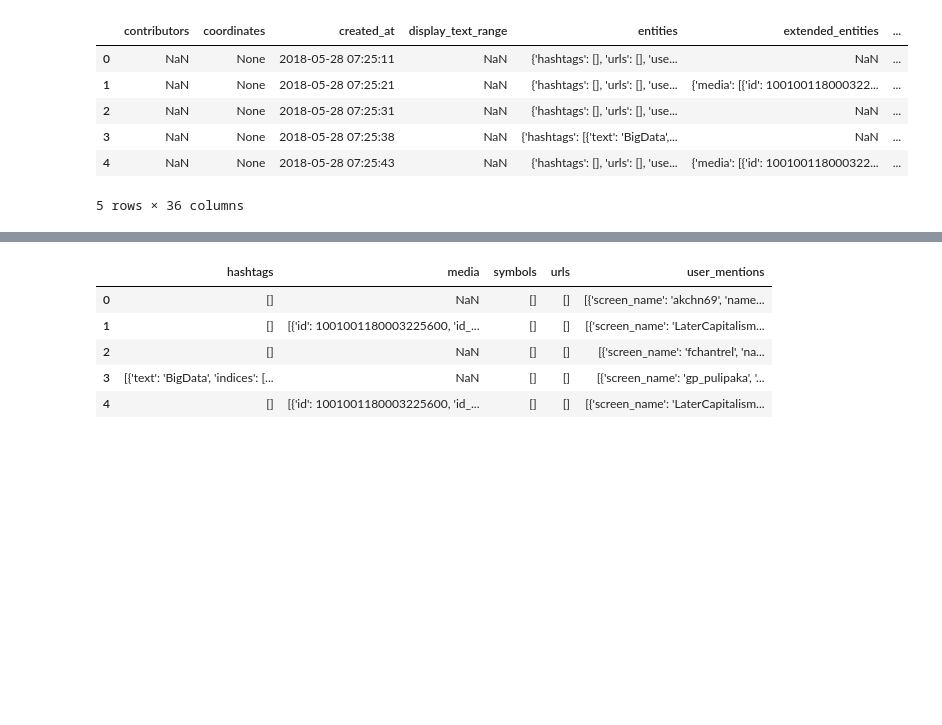
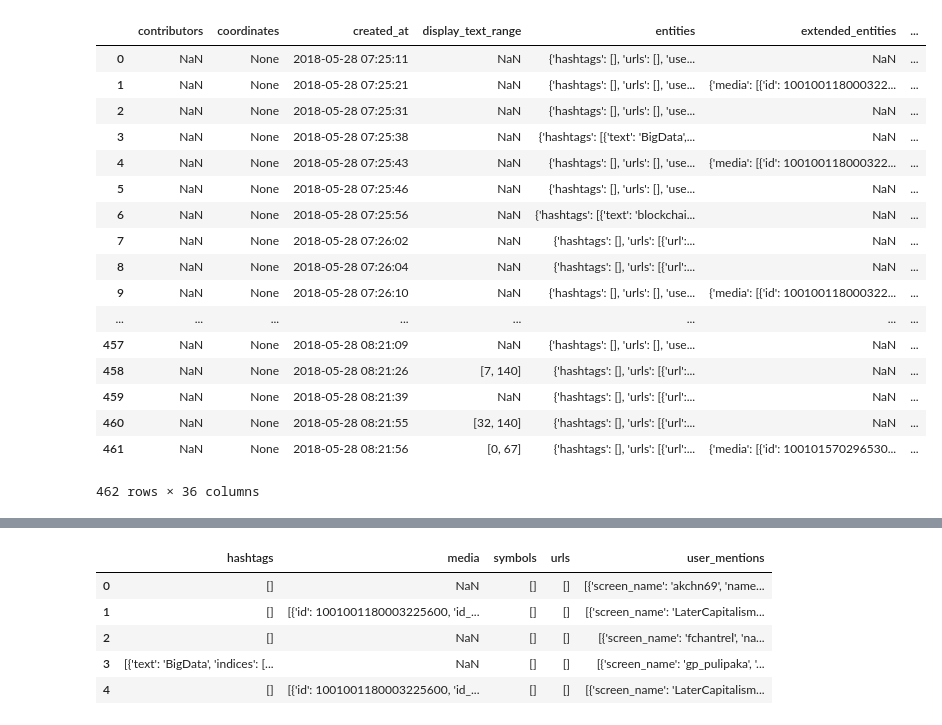
Before and after one commit to devssh/Dory-Twitter, a Jupyter notebook: Twitter-Analysis.ipynb, the cells around one changed output, grey strips where cells are left out. Cells and saved outputs as stored; diff of their text form; code cells hidden in the pictures; blank space fills up the shorter version.

```diff
--- a/Twitter-Analysis.ipynb
+++ b/Twitter-Analysis.ipynb
@@ -3,16 +3,30 @@ import pandas as pd
 import numpy as np
 import json
 
-df = pd.read_json('data1.txt', lines=True)
-df.head()
+pd.options.display.width=10000
+pd.options.display.max_columns=1000
-# %% [output]
-|  | contributors | coordinates | created_at | display_text_range | entities | extended_entities | ... |
-| 0 | NaN | None | 2018-05-28 07:25:11 | NaN | {'hashtags': [], 'urls': [], 'use... | NaN | ... |
-| 1 | NaN | None | 2018-05-28 07:25:21 | NaN | {'hashtags': [], 'urls': [], 'use... | {'media': [{'id': 100100118000322... | ... |
-| 2 | NaN | None | 2018-05-28 07:25:31 | NaN | {'hashtags': [], 'urls': [], 'use... | NaN | ... |
-| 3 | NaN | None | 2018-05-28 07:25:38 | NaN | {'hashtags': [{'text': 'BigData',... | NaN | ... |
-| 4 | NaN | None | 2018-05-28 07:25:43 | NaN | {'hashtags': [], 'urls': [], 'use... | {'media': [{'id': 100100118000322... | ... |
-5 rows × 36 columns
+# %%
+df = pd.read_json('data1.txt', lines=True)
+df
+# %% [output]
+|  | contributors | coordinates | created_at | display_text_range | entities | extended_entities | ... |
+| 0 | NaN | None | 2018-05-28 07:25:11 | NaN | {'hashtags': [], 'urls': [], 'use... | NaN | ... |
+| 1 | NaN | None | 2018-05-28 07:25:21 | NaN | {'hashtags': [], 'urls': [], 'use... | {'media': [{'id': 100100118000322... | ... |
+| 2 | NaN | None | 2018-05-28 07:25:31 | NaN | {'hashtags': [], 'urls': [], 'use... | NaN | ... |
+| 3 | NaN | None | 2018-05-28 07:25:38 | NaN | {'hashtags': [{'text': 'BigData',... | NaN | ... |
+| 4 | NaN | None | 2018-05-28 07:25:43 | NaN | {'hashtags': [], 'urls': [], 'use... | {'media': [{'id': 100100118000322... | ... |
+| 5 | NaN | None | 2018-05-28 07:25:46 | NaN | {'hashtags': [], 'urls': [], 'use... | NaN | ... |
+| 6 | NaN | None | 2018-05-28 07:25:56 | NaN | {'hashtags': [{'text': 'blockchai... | NaN | ... |
+| 7 | NaN | None | 2018-05-28 07:26:02 | NaN | {'hashtags': [], 'urls': [{'url':... | NaN | ... |
+| 8 | NaN | None | 2018-05-28 07:26:04 | NaN | {'hashtags': [], 'urls': [{'url':... | NaN | ... |
+| 9 | NaN | None | 2018-05-28 07:26:10 | NaN | {'hashtags': [], 'urls': [], 'use... | {'media': [{'id': 100100118000322... | ... |
+| ... | ... | ... | ... | ... | ... | ... | ... |
+| 457 | NaN | None | 2018-05-28 08:21:09 | NaN | {'hashtags': [], 'urls': [], 'use... | NaN | ... |
+| 458 | NaN | None | 2018-05-28 08:21:26 | [7, 140] | {'hashtags': [], 'urls': [{'url':... | NaN | ... |
+| 459 | NaN | None | 2018-05-28 08:21:39 | NaN | {'hashtags': [], 'urls': [{'url':... | NaN | ... |
+| 460 | NaN | None | 2018-05-28 08:21:55 | [32, 140] | {'hashtags': [], 'urls': [{'url':... | NaN | ... |
+| 461 | NaN | None | 2018-05-28 08:21:56 | [0, 67] | {'hashtags': [], 'urls': [{'url':... | {'media': [{'id': 100101570296530... | ... |
+462 rows × 36 columns
 # %%
 users = pd.DataFrame.from_records(df["user"].values)
 users.head()
```
Also changed, not shown: parts of 4 cells of this notebook, 4 other files.
